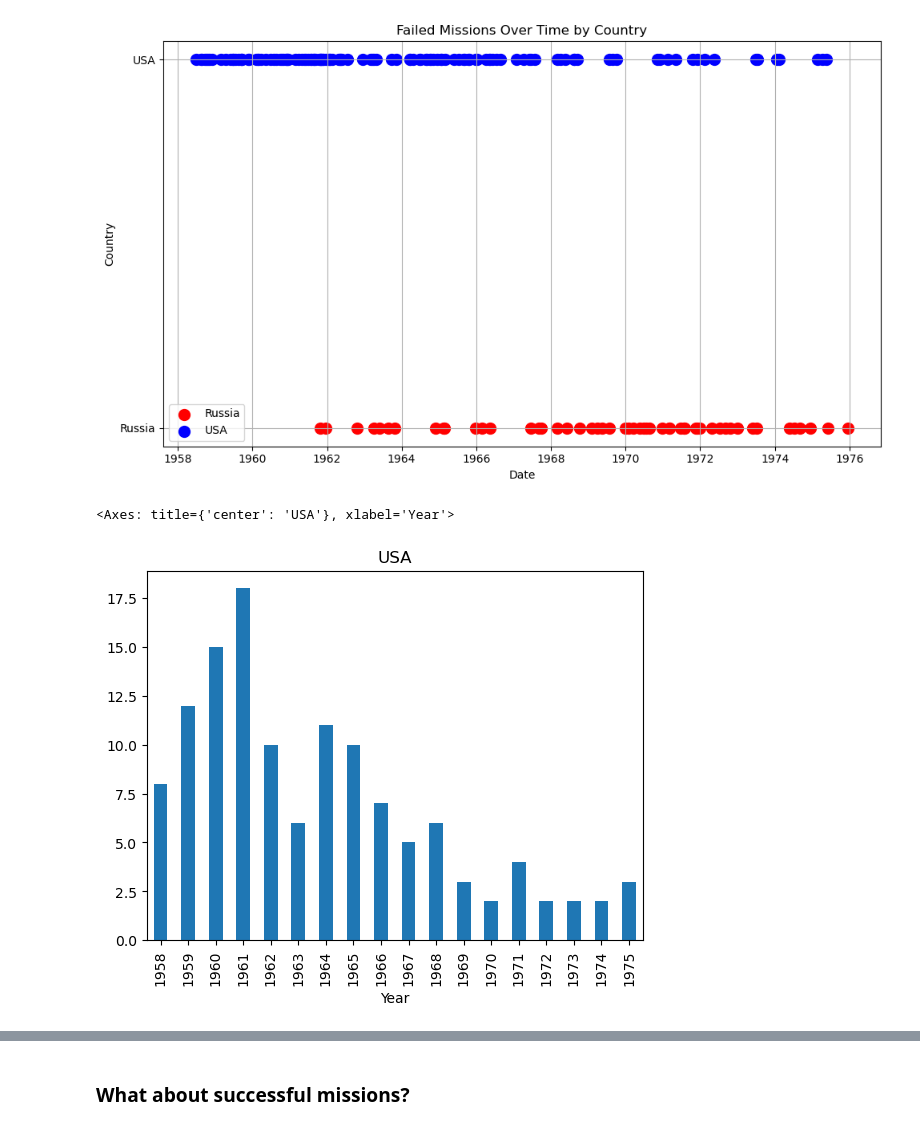
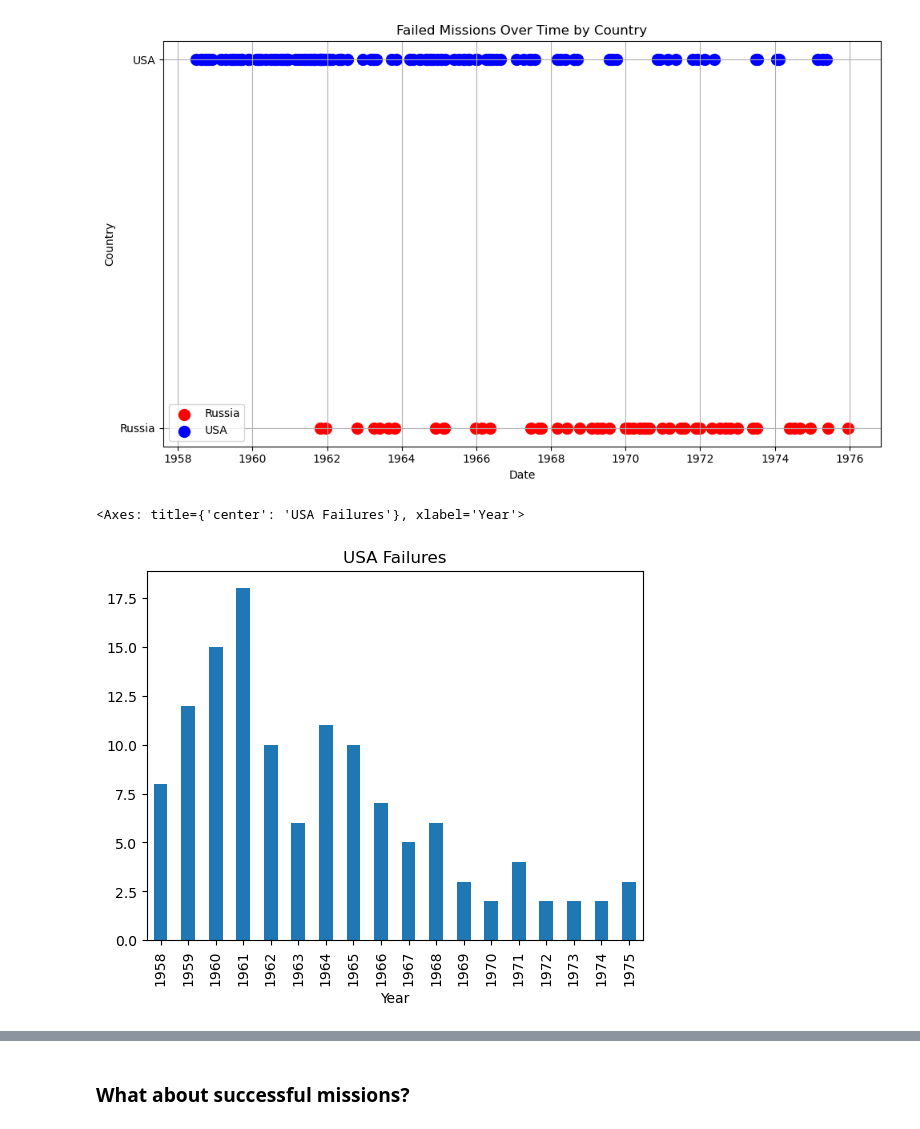
Before and after one commit to Vronst/space_race_analysis, a Jupyter notebook: Space_race_analysis.ipynb, the cells around one changed output, grey strips where cells are left out. Drawn from its saved outputs; the diff is of its cells as text; code cells hidden in the pictures.

```diff
--- a/Space_race_analysis.ipynb
+++ b/Space_race_analysis.ipynb
@@ -227,10 +225,9 @@ plt.show()
 # %% [output]
 [figure]
 # %%
-space_race['Year'] = space_race.Datum.dt.year
-filter = space_race['Country'] == 'USA'
-space_race[filter].query('StatusMission != "Success"').groupby(['Year'], observed=False)['StatusMission'].count().plot(kind='bar', title='USA')
+filterUSA = space_race['Country'] == 'USA'
+space_race[filterUSA].query('StatusMission != "Success"').groupby(['Year'], observed=False)['StatusMission'].count().plot(kind='bar', title='USA Failures')
 # %% [output]
-<Axes: title={'center': 'USA'}, xlabel='Year'>
+<Axes: title={'center': 'USA Failures'}, xlabel='Year'>
-[figure, old version]
+[figure, new version]
 # %%
```
Also changed, not shown: parts of 28 cells of this notebook, 1 other file.
